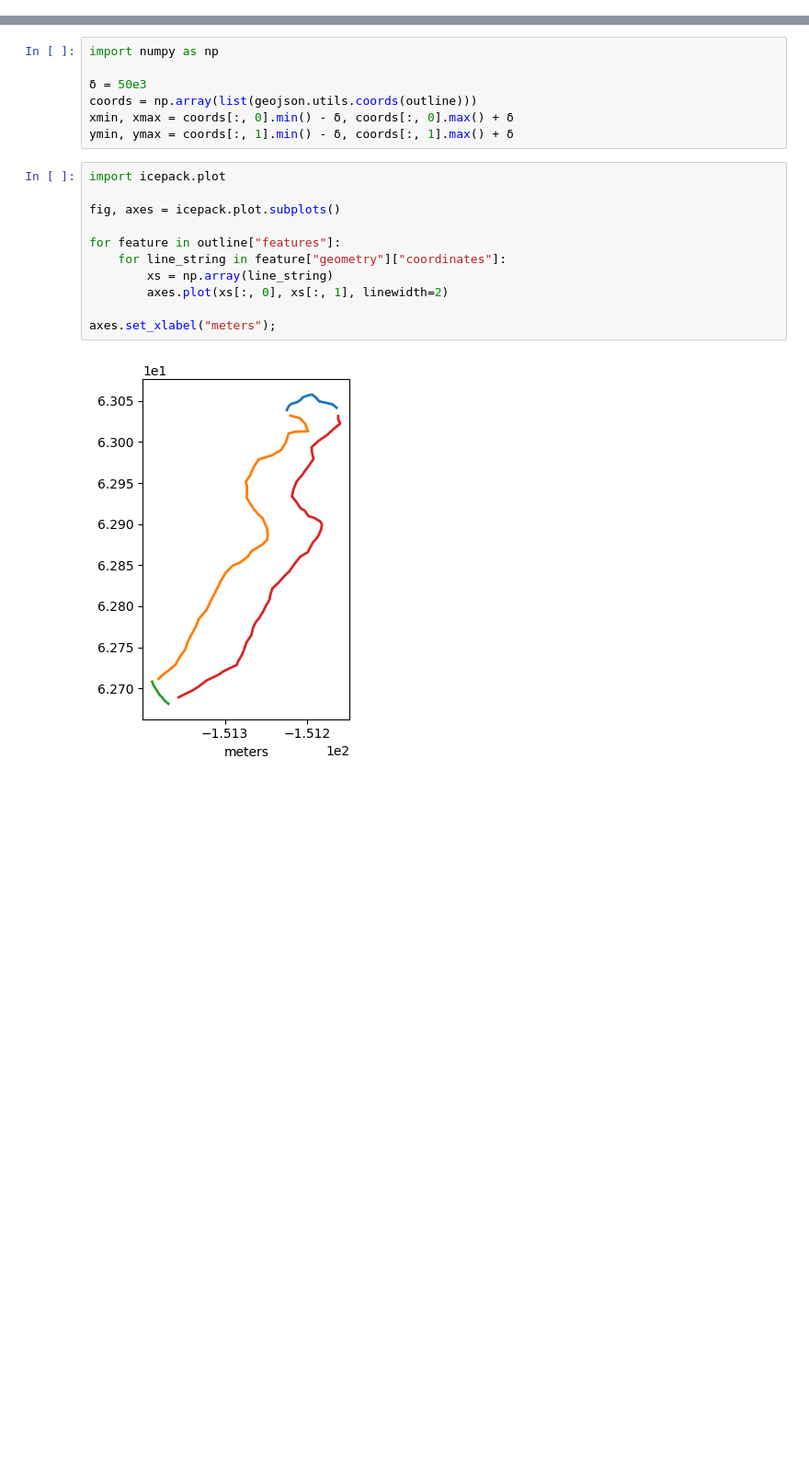
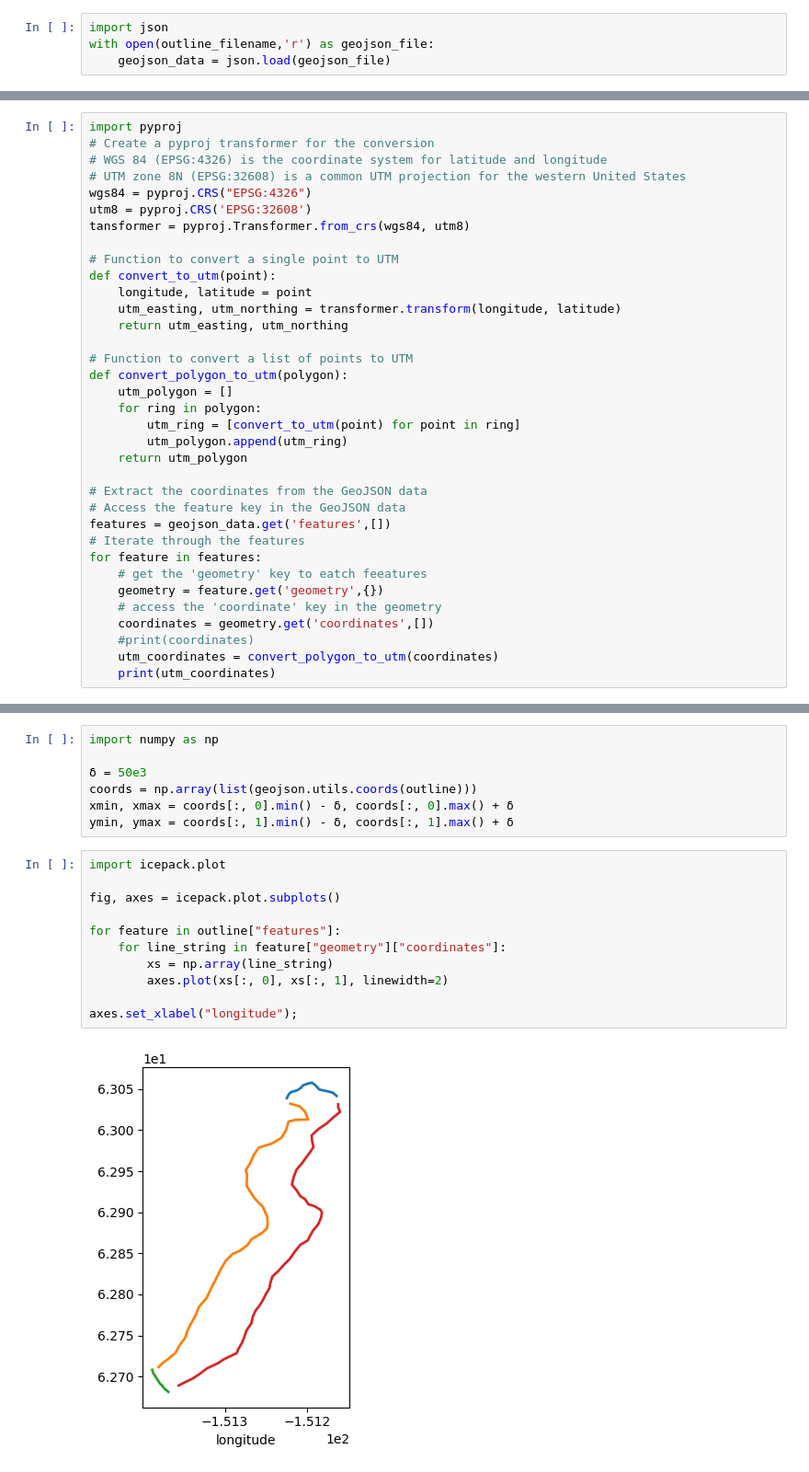
Before and after one commit to HUSILEBAI/icepack, a Jupyter notebook: ALK_test01.ipynb, the cells around one changed output, grey strips where cells are left out. Shown at 92% size. Drawn from its saved outputs; the diff is of its cells as text; blank space fills up the shorter version.

```diff
--- a/ALK_test01.ipynb
+++ b/ALK_test01.ipynb
@@ -13,0 +20,4 @@ with open(outline_filename, "r") as outline_file:
+# %%
+import json
+with open(outline_filename,'r') as geojson_file:
+    geojson_data = json.load(geojson_file)
@@ -13,0 +33,35 @@ with open(outline_filename, "r") as outline_file:
+# %%
+import pyproj
+# Create a pyproj transformer for the conversion
+# WGS 84 (EPSG:4326) is the coordinate system for latitude and longitude
+# UTM zone 8N (EPSG:32608) is a common UTM projection for the western United States
+wgs84 = pyproj.CRS("EPSG:4326")
+utm8 = pyproj.CRS('EPSG:32608')
+tansformer = pyproj.Transformer.from_crs(wgs84, utm8)
+
+# Function to convert a single point to UTM
+def convert_to_utm(point):
+    longitude, latitude = point
+    utm_easting, utm_northing = transformer.transform(longitude, latitude)
+    return utm_easting, utm_northing
+
+# Function to convert a list of points to UTM
+def convert_polygon_to_utm(polygon):
+    utm_polygon = []
+    for ring in polygon:
+        utm_ring = [convert_to_utm(point) for point in ring]
+        utm_polygon.append(utm_ring)
+    return utm_polygon
+
+# Extract the coordinates from the GeoJSON data
+# Access the feature key in the GeoJSON data
+features = geojson_data.get('features',[])
+# Iterate through the features
+for feature in features:
+    # get the 'geometry' key to eatch feeatures
+    geometry = feature.get('geometry',{})
+    # access the 'coordinate' key in the geometry
+    coordinates = geometry.get('coordinates',[])
+    #print(coordinates)
+    utm_coordinates = convert_polygon_to_utm(coordinates)
+    print(utm_coordinates)
@@ -25,13 +84,13 @@ ymin, ymax = coords[:, 1].min() - δ, coords[:, 1].max() + δ
 # %%
 import icepack.plot
 
 fig, axes = icepack.plot.subplots()
 
 for feature in outline["features"]:
     for line_string in feature["geometry"]["coordinates"]:
         xs = np.array(line_string)
         axes.plot(xs[:, 0], xs[:, 1], linewidth=2)
 
-axes.set_xlabel("meters");
+axes.set_xlabel("longitude");
 # %% [output]
-[figure, old version]
+[figure, new version]
```
Also changed, not shown: parts of 25 cells of this notebook.
